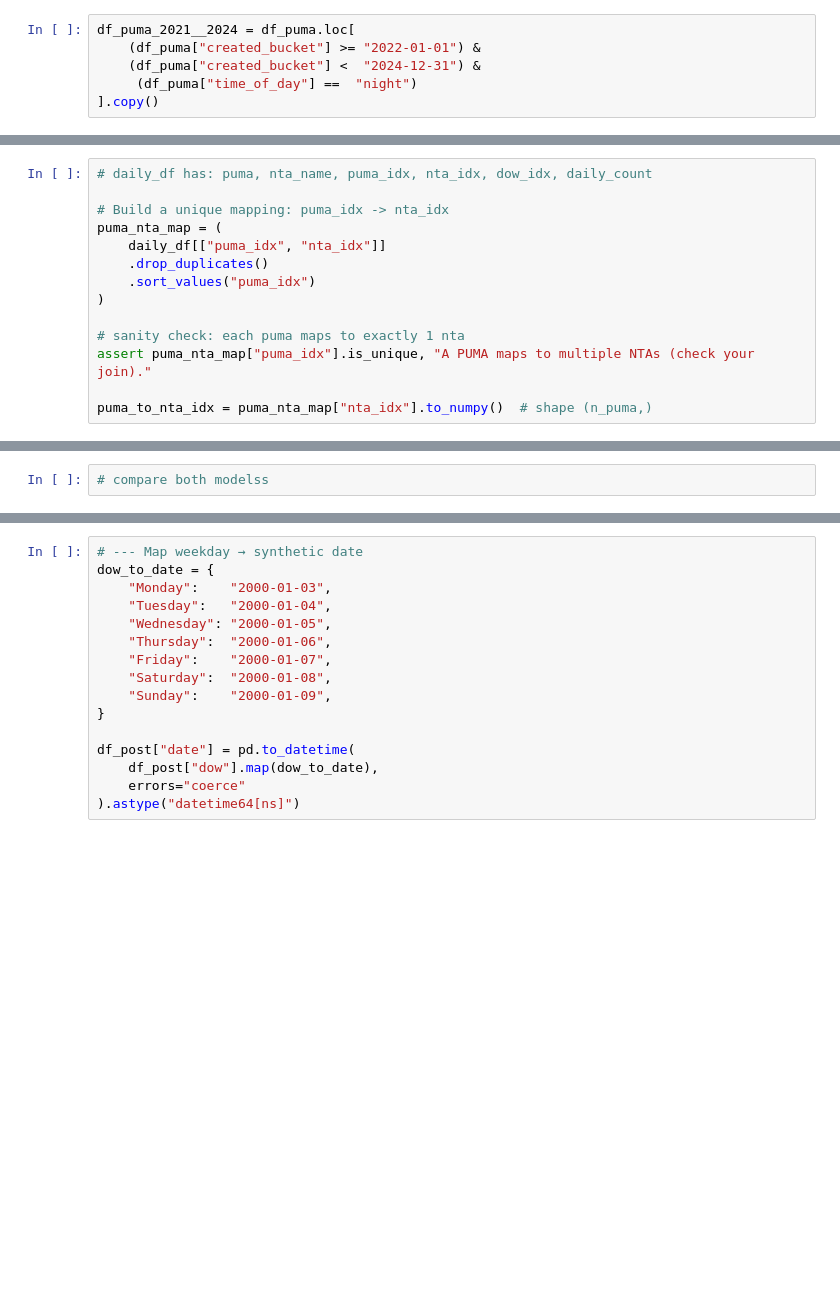
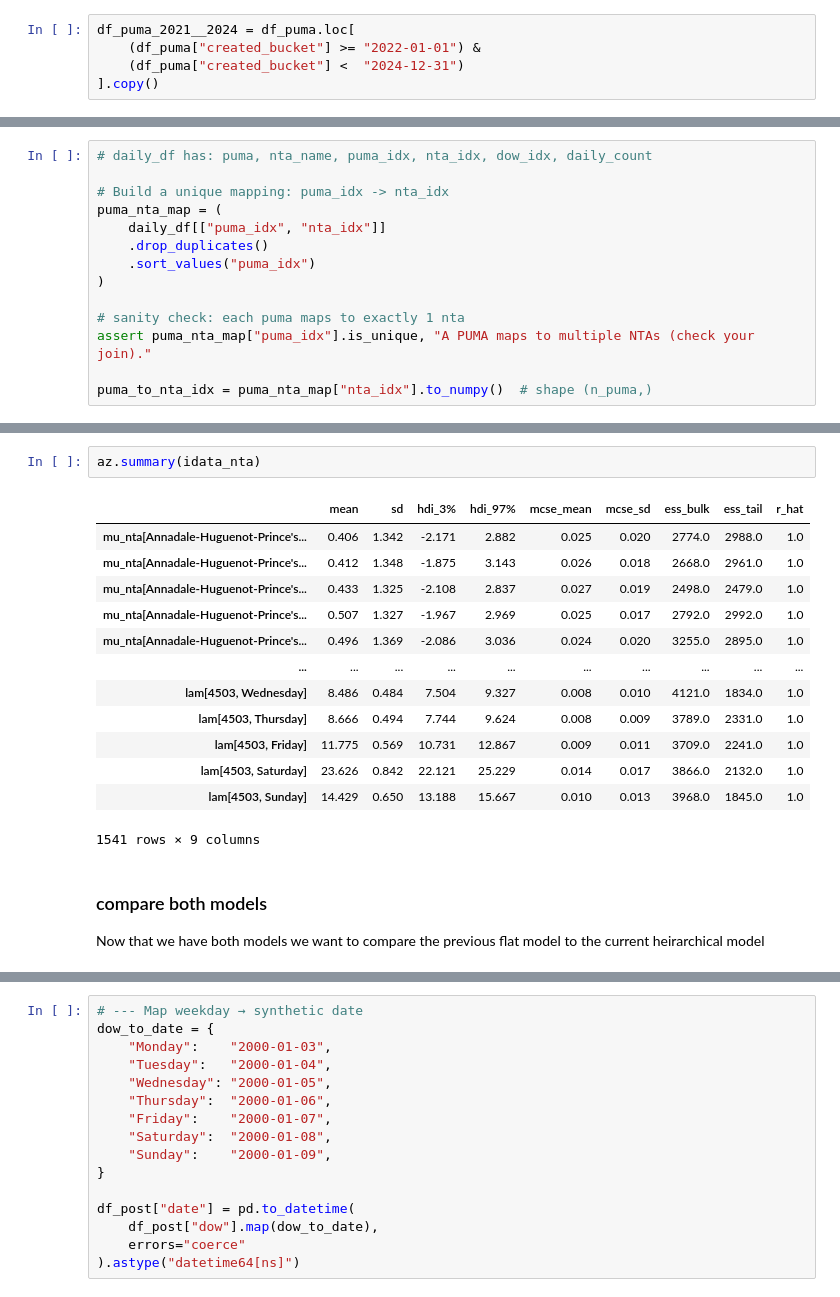
Before and after one commit to mosesmc52/nyc-311-bayesian-noise-models, a Jupyter notebook: notebooks/3_sharing_information_across_neighborhoods.ipynb, the cells around one changed output, grey strips where cells are left out. Drawn from its saved outputs; the diff is of its cells as text; blank space fills up the shorter version.

```diff
--- a/notebooks/3_sharing_information_across_neighborhoods.ipynb
+++ b/notebooks/3_sharing_information_across_neighborhoods.ipynb
@@ -33,8 +51,7 @@ df_puma = prep_the_data(df_puma)
 # %%
 df_puma_2021__2024 = df_puma.loc[
     (df_puma["created_bucket"] >= "2022-01-01") &
-    (df_puma["created_bucket"] <  "2024-12-31") &
-     (df_puma["time_of_day"] ==  "night")
+    (df_puma["created_bucket"] <  "2024-12-31")
 ].copy()
 # %%
 df_puma_2021__2024.head()
@@ -98,4 +174,21 @@ with pm.Model(coords=coords) as m3_nta:
-# %%
-# compare both modelss
+# %%
+az.summary(idata_nta)
+# %% [output]
+|  | mean | sd | hdi_3% | hdi_97% | mcse_mean | mcse_sd | ess_bulk | ess_tail | r_hat |
+| mu_nta[Annadale-Huguenot-Prince's... | 0.406 | 1.342 | -2.171 | 2.882 | 0.025 | 0.020 | 2774.0 | 2988.0 | 1.0 |
+| mu_nta[Annadale-Huguenot-Prince's... | 0.412 | 1.348 | -1.875 | 3.143 | 0.026 | 0.018 | 2668.0 | 2961.0 | 1.0 |
+| mu_nta[Annadale-Huguenot-Prince's... | 0.433 | 1.325 | -2.108 | 2.837 | 0.027 | 0.019 | 2498.0 | 2479.0 | 1.0 |
+| mu_nta[Annadale-Huguenot-Prince's... | 0.507 | 1.327 | -1.967 | 2.969 | 0.025 | 0.017 | 2792.0 | 2992.0 | 1.0 |
+| mu_nta[Annadale-Huguenot-Prince's... | 0.496 | 1.369 | -2.086 | 3.036 | 0.024 | 0.020 | 3255.0 | 2895.0 | 1.0 |
+| ... | ... | ... | ... | ... | ... | ... | ... | ... | ... |
+| lam[4503, Wednesday] | 8.486 | 0.484 | 7.504 | 9.327 | 0.008 | 0.010 | 4121.0 | 1834.0 | 1.0 |
+| lam[4503, Thursday] | 8.666 | 0.494 | 7.744 | 9.624 | 0.008 | 0.009 | 3789.0 | 2331.0 | 1.0 |
+| lam[4503, Friday] | 11.775 | 0.569 | 10.731 | 12.867 | 0.009 | 0.011 | 3709.0 | 2241.0 | 1.0 |
+| lam[4503, Saturday] | 23.626 | 0.842 | 22.121 | 25.229 | 0.014 | 0.017 | 3866.0 | 2132.0 | 1.0 |
+| lam[4503, Sunday] | 14.429 | 0.650 | 13.188 | 15.667 | 0.010 | 0.013 | 3968.0 | 1845.0 | 1.0 |
+1541 rows × 9 columns
+# %% [markdown]
+###  compare both models
+Now that we have both models we want to compare the previous flat model to the current heirarchical model
 # %%
 idata2 = load_idata("../data/processed/models/model2_pois_idata.nc")
```
Also changed, not shown: parts of 26 cells of this notebook.
